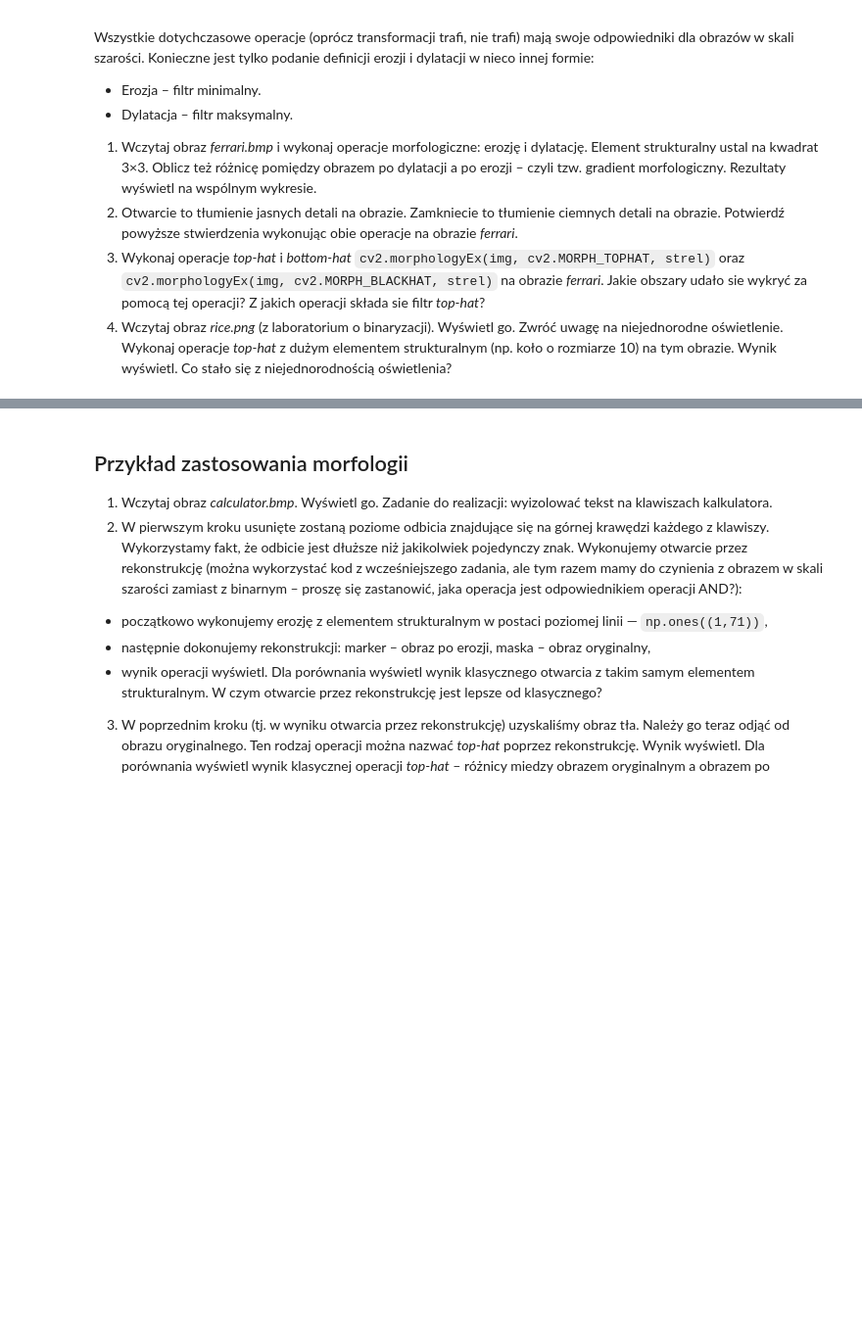
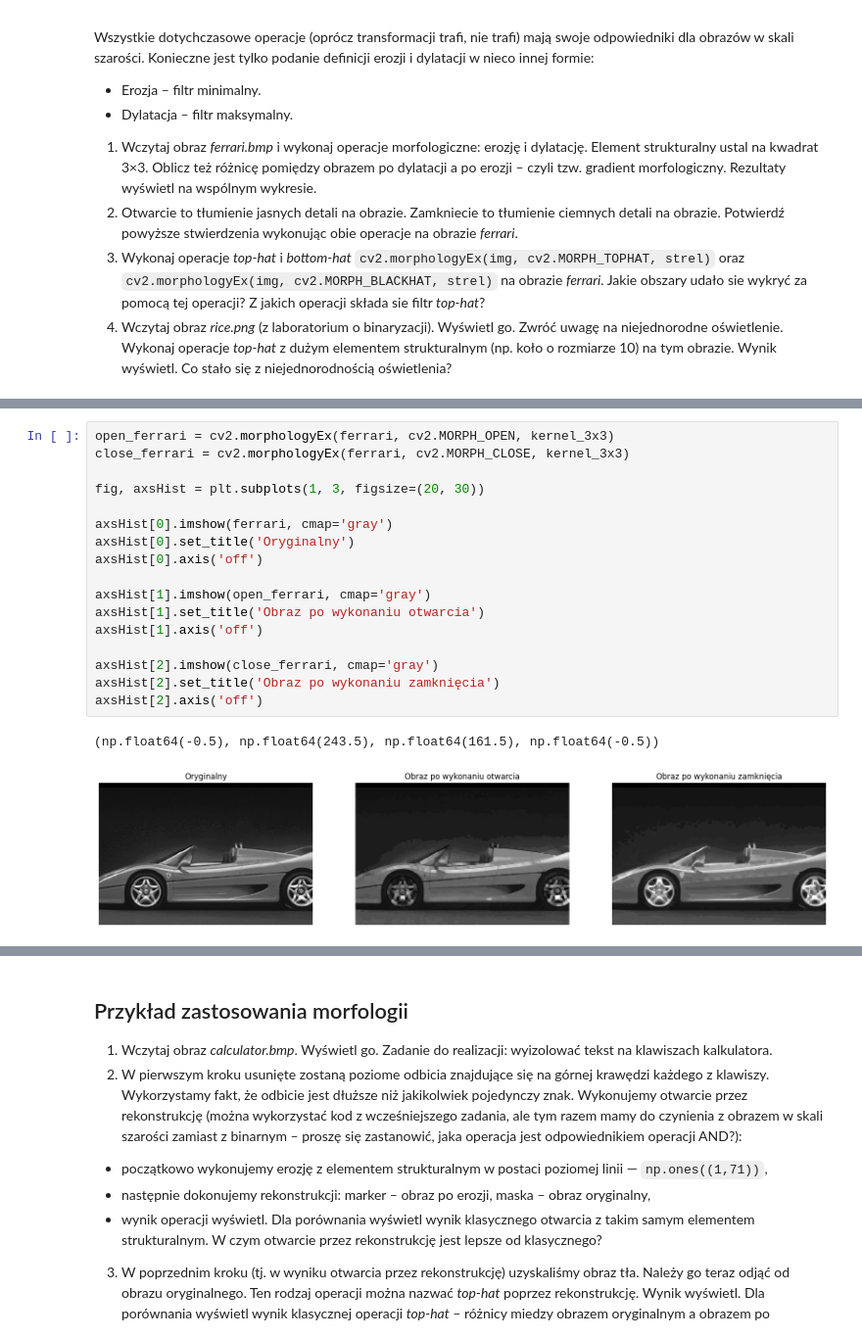
Before and after one commit to igaantonik/Introduction-to-Digital-Image-Processing, a Jupyter notebook: lab7/11_morphology.ipynb, the cells around one changed output, grey strips where cells are left out. Shown at 98% size. Drawn from its saved outputs; the diff is of its cells as text; blank space fills up the shorter version.

```diff
--- a/lab7/11_morphology.ipynb
+++ b/lab7/11_morphology.ipynb
@@ -414,0 +453,20 @@ Wszystkie dotychczasowe operacje (oprócz transformacji trafi, nie trafi) mają
+# %%
+open_ferrari = cv2.morphologyEx(ferrari, cv2.MORPH_OPEN, kernel_3x3)
+close_ferrari = cv2.morphologyEx(ferrari, cv2.MORPH_CLOSE, kernel_3x3)
+
+fig, axsHist = plt.subplots(1, 3, figsize=(20, 30))
+
+axsHist[0].imshow(ferrari, cmap='gray')
+axsHist[0].set_title('Oryginalny')
+axsHist[0].axis('off')
+
+axsHist[1].imshow(open_ferrari, cmap='gray')
+axsHist[1].set_title('Obraz po wykonaniu otwarcia')
+axsHist[1].axis('off')
+
+axsHist[2].imshow(close_ferrari, cmap='gray')
+axsHist[2].set_title('Obraz po wykonaniu zamknięcia')
+axsHist[2].axis('off')
+# %% [output]
+(np.float64(-0.5), np.float64(243.5), np.float64(161.5), np.float64(-0.5))
+[figure, added]
```
Also changed, not shown: parts of 16 cells of this notebook.
